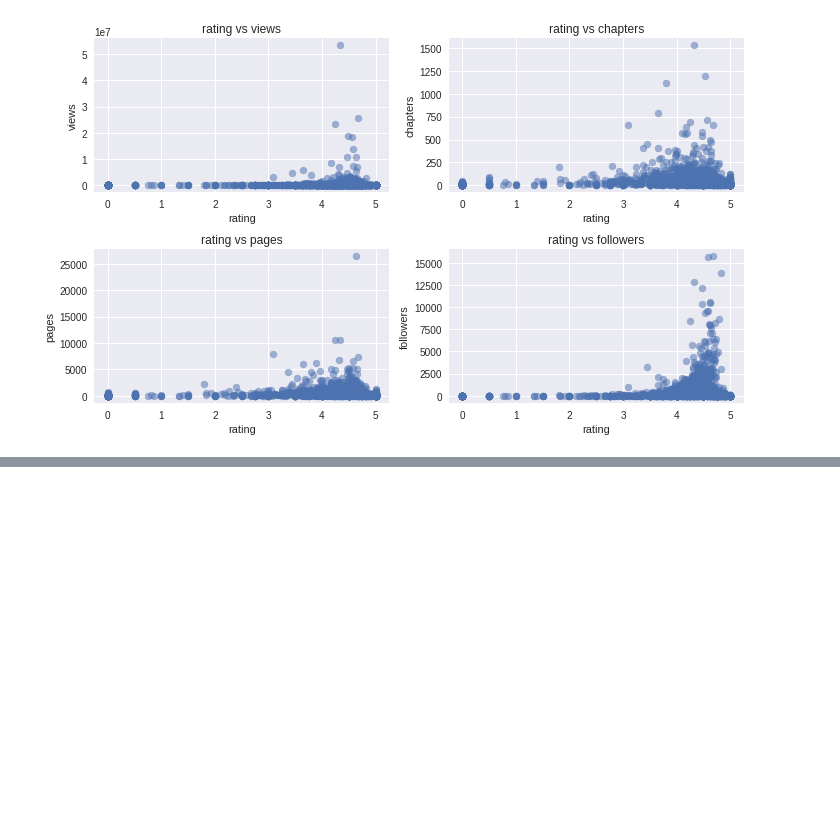
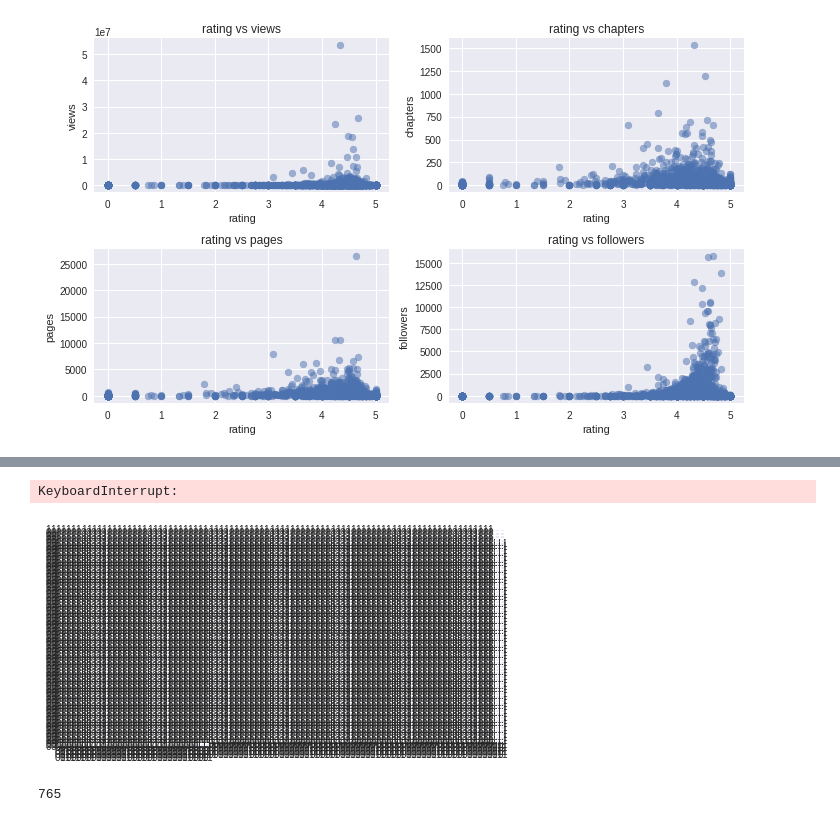
Before and after one commit to tibrado/royalroad, a Jupyter notebook: src/titles.ipynb, the cells around one changed output, grey strips where cells are left out. Drawn from its saved outputs; the diff is of its cells as text; code cells hidden in the pictures; blank space fills up the shorter version.

```diff
--- a/src/titles.ipynb
+++ b/src/titles.ipynb
@@ -292,0 +319,9 @@ plt.tight_layout()
+# %%
+pd.plotting.scatter_matrix(df)
+# %% [output]
+KeyboardInterrupt:
+[figure, added]
+# %%
+sum(df[tags[0]])
+# %% [output]
+765
```
Also changed, not shown: parts of 13 cells of this notebook, 2 other files.
